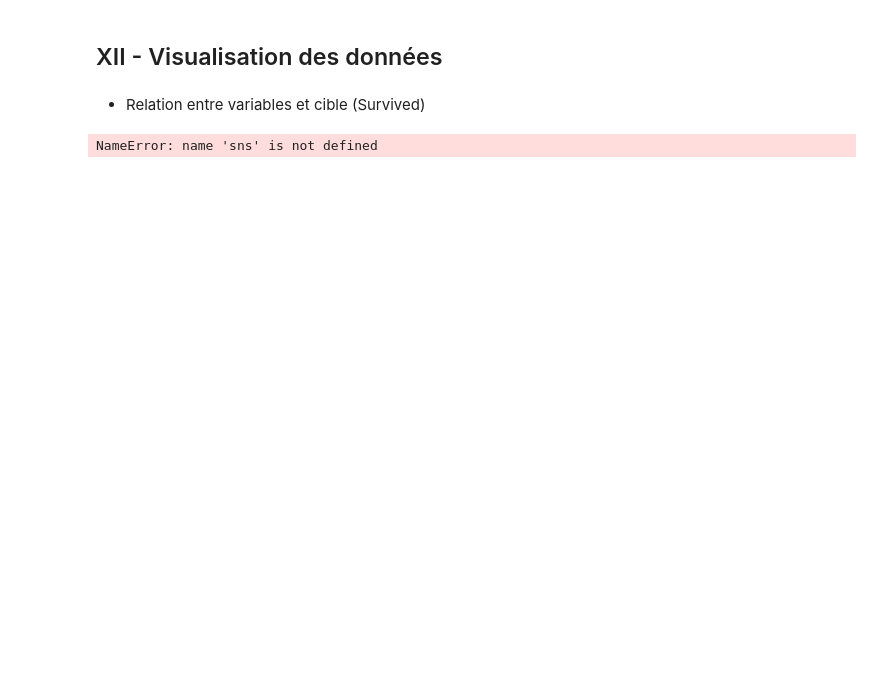
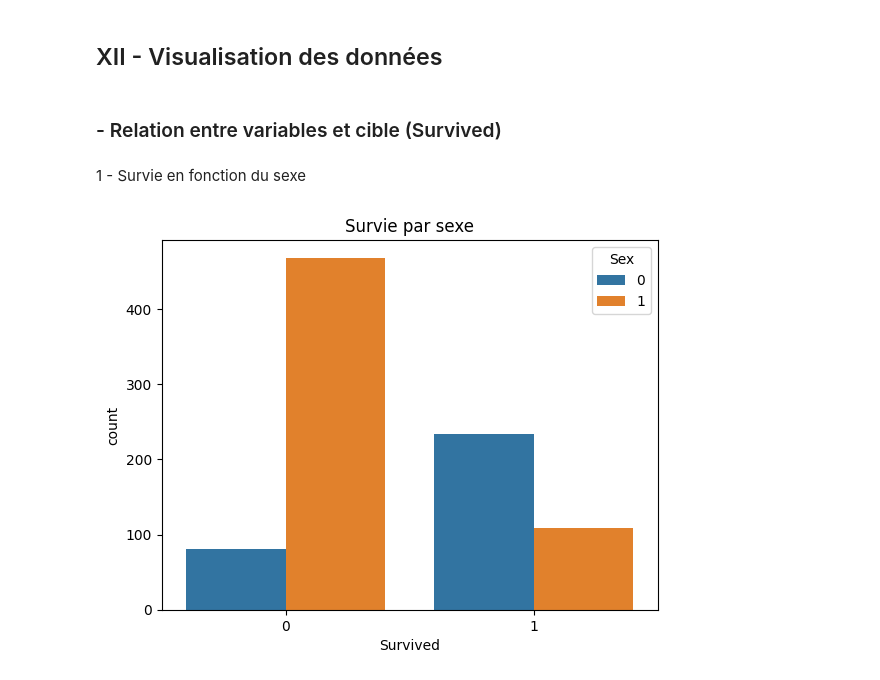
Before and after one commit to GaetanCSimplon/brief_titanic, a Jupyter notebook: model_random_forest_corrige.ipynb, the cells around one changed output. Cells and saved outputs as stored; diff of their text form; code cells hidden in the pictures; blank space fills up the shorter version.

```diff
--- a/model_random_forest_corrige.ipynb
+++ b/model_random_forest_corrige.ipynb
@@ -218,11 +230,16 @@ A COMPLETER
 # %% [markdown]
 ## XII - Visualisation des données
 # %% [markdown]
-- Relation entre variables et cible (Survived)
+### - Relation entre variables et cible (Survived)
+# %% [markdown]
+1 - Survie en fonction du sexe
 # %%
 import matplotlib.pyplot as plt
 import seaborn as sns
 sns.countplot(x='Survived',
-              hue='Sex',)
+              hue='Sex',
+              data=train_cleaned)
+plt.title('Survie par sexe')
+plt.show()
 # %% [output]
-NameError: name 'sns' is not defined
+[figure, added]
```
Also changed, not shown: parts of 11 cells of this notebook, 1 other file.
